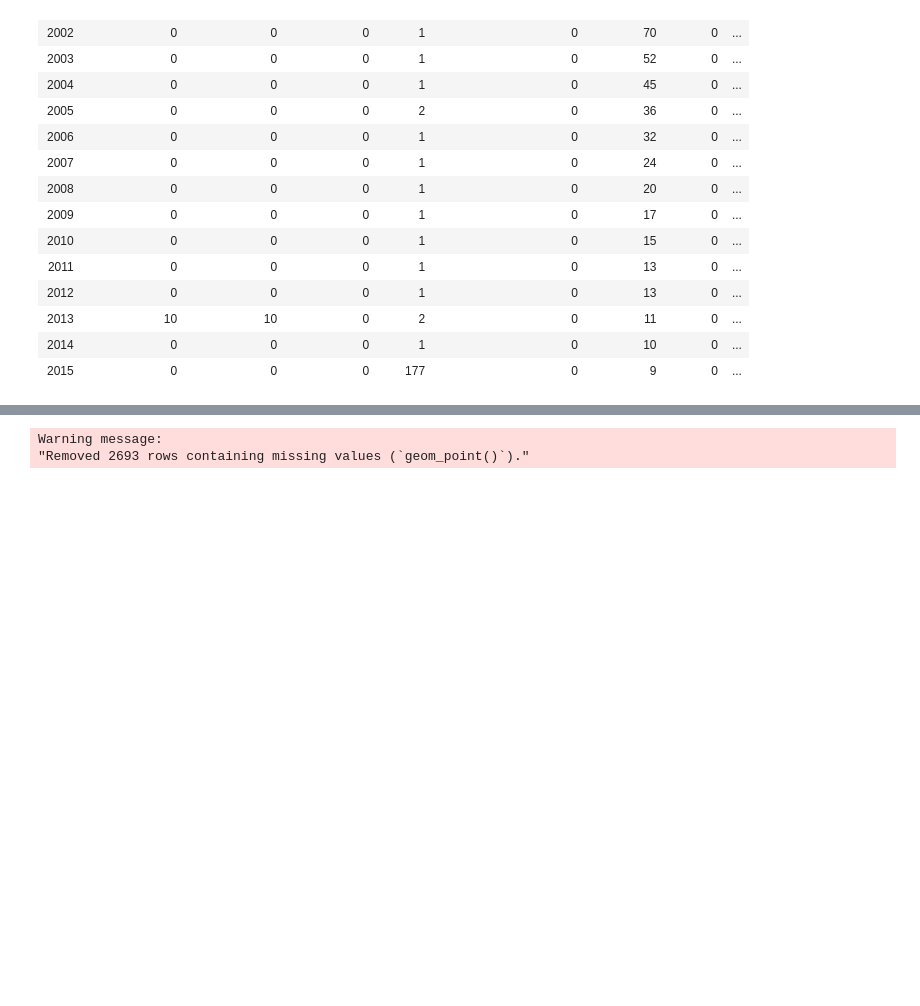
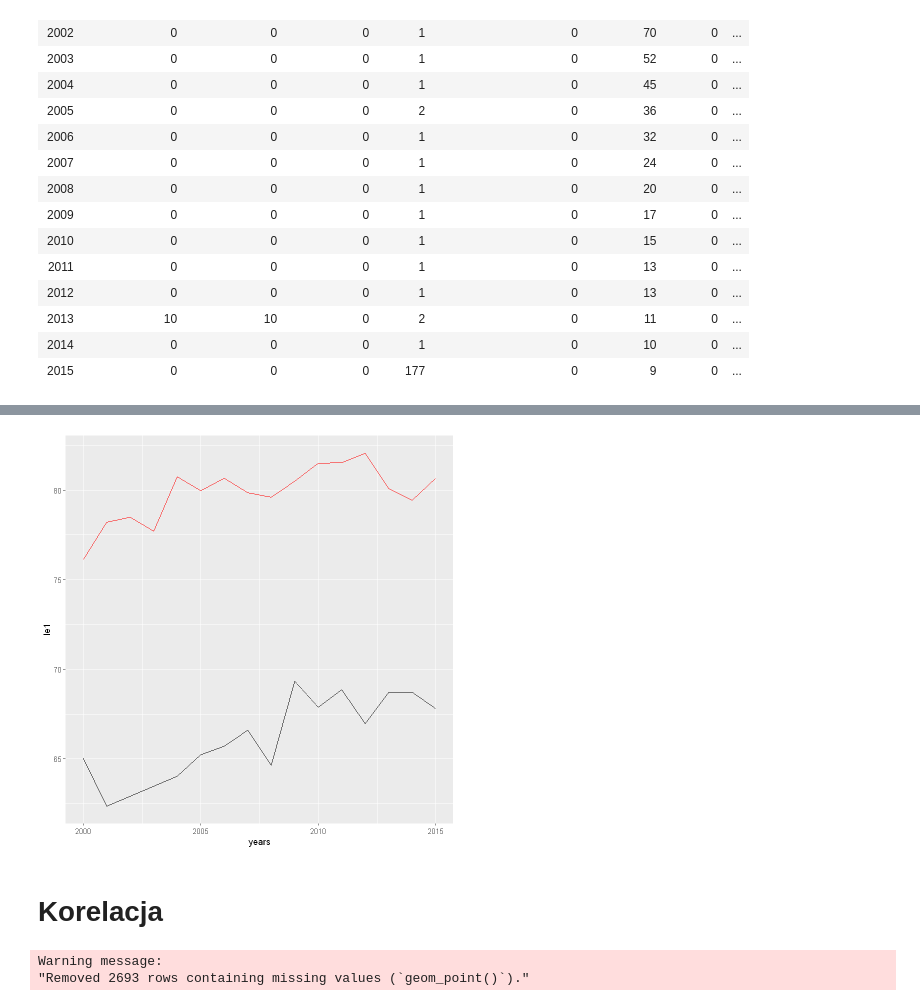
Before and after one commit to Szymex49/What_affects_life_expectancy-statistical_analysis, a Jupyter notebook: Malec.ipynb, the cells around one changed output, grey strips where cells are left out. Saved outputs shown, nothing was run; the diff lists cells and outputs as text; code cells hidden in the pictures; blank space fills up the shorter version.

```diff
--- a/Malec.ipynb
+++ b/Malec.ipynb
@@ -76,3 +90,28 @@ A data.frame: 16 × 20
+# %%
+data_developed <- data %>% filter(status == 'Developed')
+data_developing <- data %>% filter(status == 'Developing')
+
+le1 <- c()
+le2 <- c()
+years <- sort(unique(data$year))
+
+for (y in years) {
+    data_year <- data_developed %>% filter(year == y & !is.na(life_expectancy) & !is.na(population))
+    mean_lf <- sum(data_year$life_expectancy * data_year$population) / sum(data_year$population)
+    le1 <- append(le1, mean_lf)
+}
+
+for (y in years) {
+    data_year <- data_developing %>% filter(year == y & !is.na(life_expectancy) & !is.na(population))
+    mean_lf <- sum(data_year$life_expectancy * data_year$population) / sum(data_year$population)
+    le2 <- append(le2, mean_lf)
+}
+
+ggplot() + geom_line(aes(years, le1), col='red') + geom_line(aes(years, le2))
+# %% [output]
+[figure, added]
+# %% [markdown]
+# Korelacja
 # %%
 data[4:22] %>%
   gather(-life_expectancy, key = "var", value = "value") %>%
```
Also changed, not shown: parts of 3 cells of this notebook, 1 other file.
